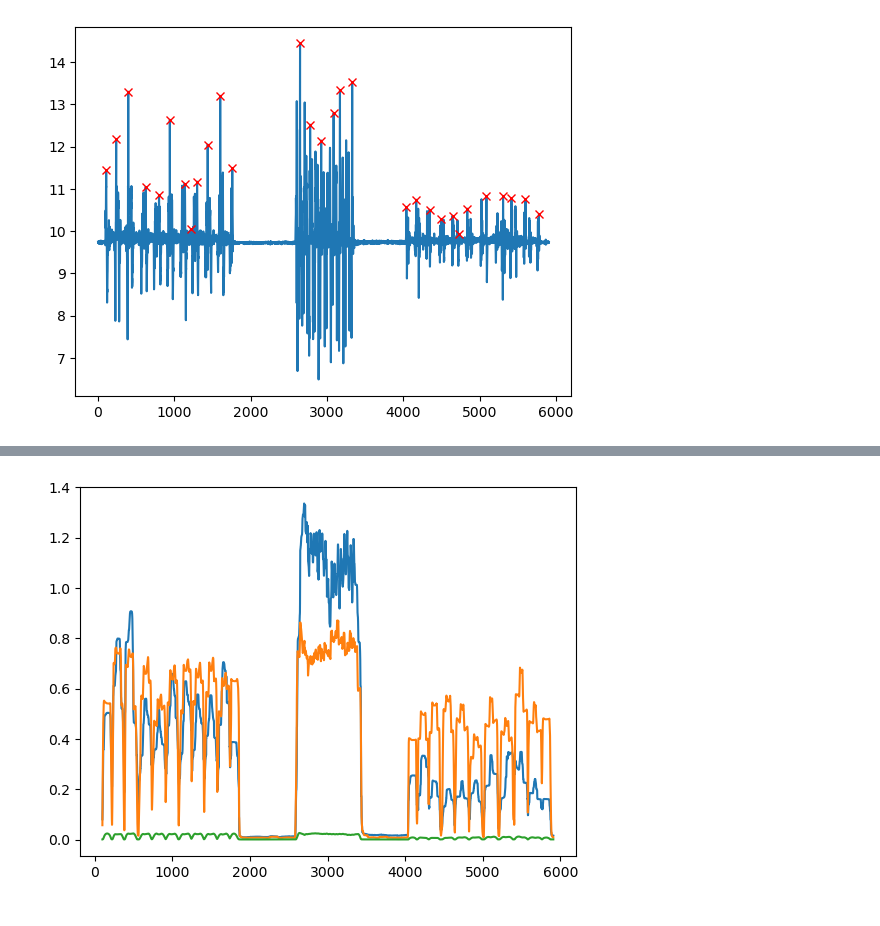
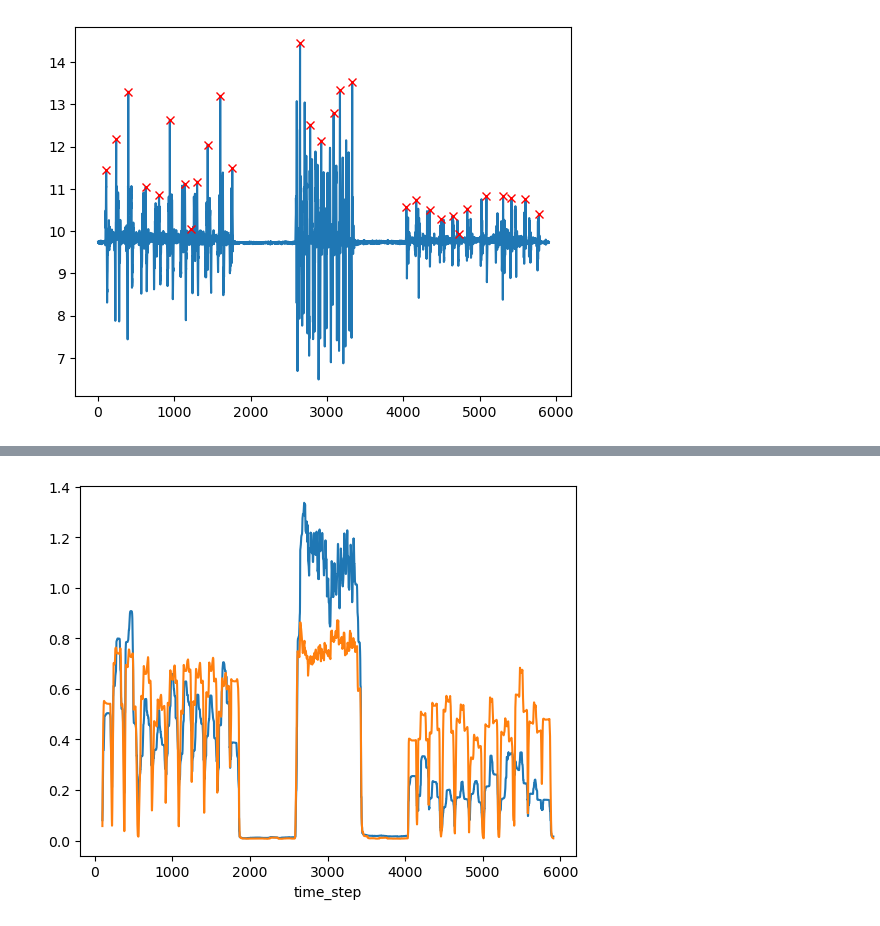
Before and after one commit to alessandrodipiano/wearable-sensor-exercise-recognition, a Jupyter notebook: notebooks/preprocessing.ipynb, the cells around one changed output, grey strips where cells are left out. Cells and saved outputs as stored; diff of their text form; code cells hidden in the pictures.

```diff
--- a/notebooks/preprocessing.ipynb
+++ b/notebooks/preprocessing.ipynb
@@ -212,10 +230,11 @@ plt.show()
 # %%
-columns=["acc_mag_u2", 'gyr_mag_u2', 'mag_mag_u2']
+columns=["acc_mag_u2", 'gyr_mag_u2']
 
 for column in columns:
     signal = subject_ex[column].to_numpy()
     energy = pd.Series(signal).rolling(100).std()
 
     plt.plot(energy)
+    plt.xlabel('time_step')
 # %% [output]
-[figure, old version]
+[figure, new version]
```
Also changed, not shown: parts of 5 cells of this notebook.
